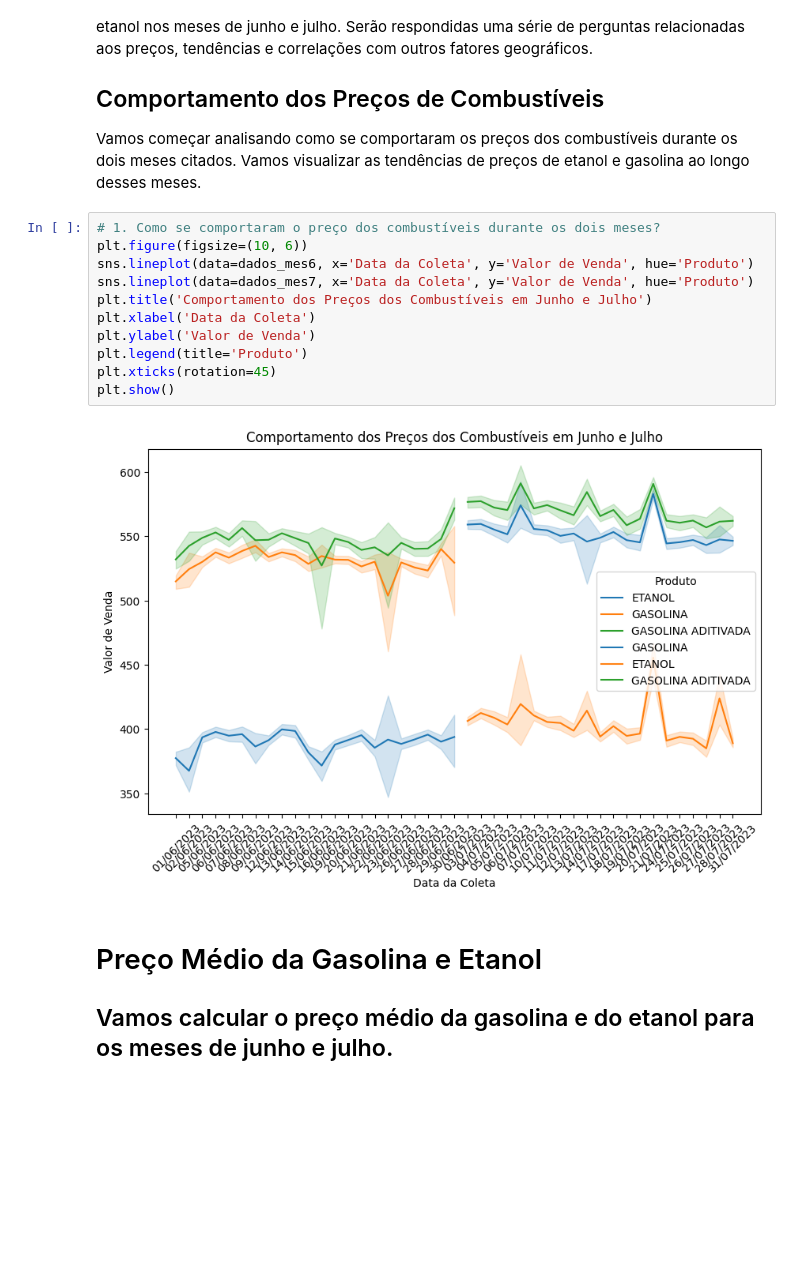
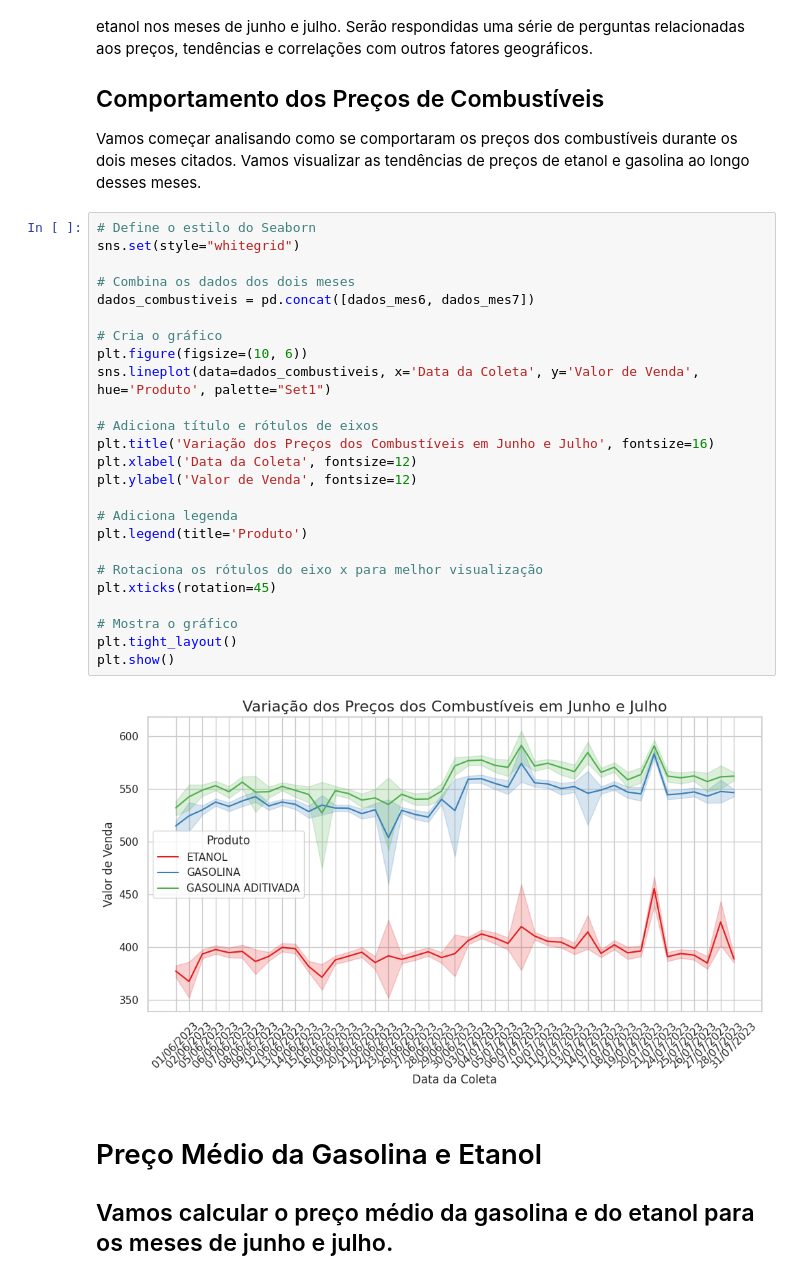
Before and after one commit to Project-4-Trends-and-Insights-Database/Projeto_Dados_para_abastecer_o_carro, a Jupyter notebook: Projeto_Dados_para_abastecer_o_carro.ipynb, the cells around one changed output. Cells and saved outputs as stored; diff of their text form; blank space fills up the shorter version.

```diff
--- a/Projeto_Dados_para_abastecer_o_carro.ipynb
+++ b/Projeto_Dados_para_abastecer_o_carro.ipynb
@@ -100,18 +100,32 @@ Neste notebook, realizaremos uma análise exploratória dos preços de venda da
 
 Vamos começar analisando como se comportaram os preços dos combustíveis durante os dois meses citados. Vamos visualizar as tendências de preços de etanol e gasolina ao longo desses meses.
 # %%
-# 1. Como se comportaram o preço dos combustíveis durante os dois meses?
+# Define o estilo do Seaborn
+sns.set(style="whitegrid")
+
+# Combina os dados dos dois meses
+dados_combustiveis = pd.concat([dados_mes6, dados_mes7])
+
+# Cria o gráfico
 plt.figure(figsize=(10, 6))
-sns.lineplot(data=dados_mes6, x='Data da Coleta', y='Valor de Venda', hue='Produto')
-sns.lineplot(data=dados_mes7, x='Data da Coleta', y='Valor de Venda', hue='Produto')
-plt.title('Comportamento dos Preços dos Combustíveis em Junho e Julho')
-plt.xlabel('Data da Coleta')
-plt.ylabel('Valor de Venda')
+sns.lineplot(data=dados_combustiveis, x='Data da Coleta', y='Valor de Venda', hue='Produto', palette="Set1")
+
+# Adiciona título e rótulos de eixos
+plt.title('Variação dos Preços dos Combustíveis em Junho e Julho', fontsize=16)
+plt.xlabel('Data da Coleta', fontsize=12)
+plt.ylabel('Valor de Venda', fontsize=12)
+
+# Adiciona legenda
 plt.legend(title='Produto')
+
+# Rotaciona os rótulos do eixo x para melhor visualização
 plt.xticks(rotation=45)
+
+# Mostra o gráfico
+plt.tight_layout()
 plt.show()
 # %% [output]
-[figure, old version]
+[figure, new version]
 # %% [markdown]
 # Preço Médio da Gasolina e Etanol
 ## Vamos calcular o preço médio da gasolina e do etanol para os meses de junho e julho.
```
